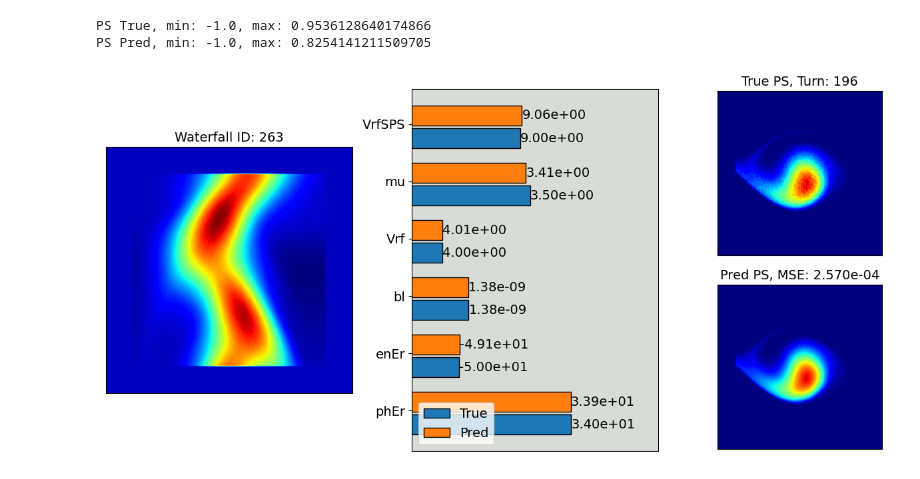
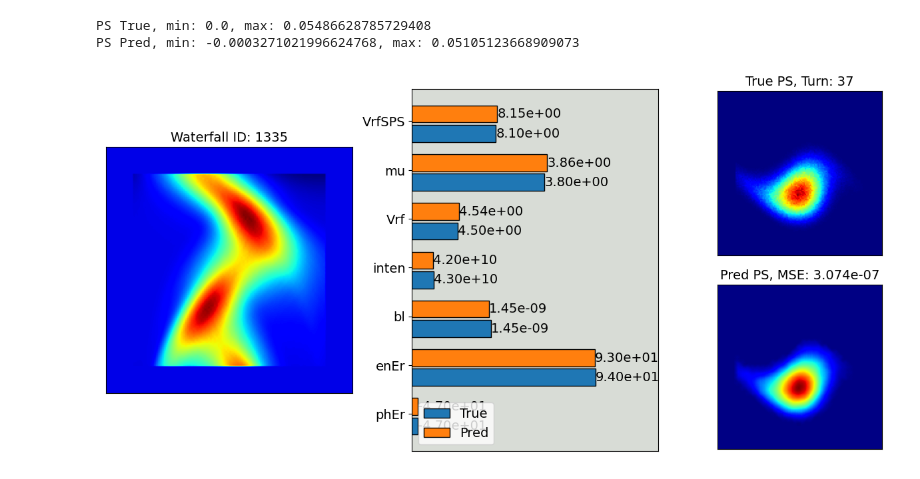
Before and after one commit to kiliakis/tomography_ML, a Jupyter notebook: evaluate_end_to_end.ipynb, the cells around one changed output. Cells and saved outputs as stored; diff of their text form; code cells hidden in the pictures.

```diff
--- a/evaluate_end_to_end.ipynb
+++ b/evaluate_end_to_end.ipynb
@@ -18,19 +21,20 @@ from utils import get_best_model_timestamp
 from utils import unnormalize_params, minmax_normalize_param
 from models import encoderDecoderModel
 
-data_dir = './tomo_data/datasets_decoder_TF_16-12-22'
-# data_dir = './tomo_data/datasets_decoder_TF_03-03-23'
+# data_dir = './tomo_data/datasets_decoder_TF_16-12-22'
+data_dir = './tomo_data/datasets_decoder_TF_03-03-23'
 
 
 dataset_percent = 0.05
 normalization = 'minmax'
 img_normalize = 'off'
+ps_normalize = 'off'
 var_names = ['phEr', 'enEr', 'bl', 'inten', 'Vrf', 'mu', 'VrfSPS']
 loss_weights = [0, 1, 2, 3, 4, 5, 6]
 
 # enc_timestamp = get_best_model_timestamp('./trials', model='enc')
 enc_timestamp = 'best_encoder_TF'
-dec_timestamp = 'best_decoder_TF_6in'
+dec_timestamp = 'best_decoder_TF'
 # %%
 # Initialize parameters
 import time
@@ -47,7 +51,8 @@ file_names = sample_files(TESTING_PATH, dataset_percent)
 start_t = time.time()
 # read input, divide in features/ label, create tensors
 wf_test, turn_test, latent_test, ps_test = encdec_files_to_tensors(
-    file_names, normalization=normalization, img_normalize=img_normalize)
+    file_names, normalization=normalization, img_normalize=img_normalize,
+    ps_normalize=ps_normalize)
 total_time = time.time() - start_t
 print(f'Elapsed time: {total_time:.3f}, Per file: {total_time/len(file_names):.3f}')
 # %% [output]
@@ -60,5 +60,5 @@ Elapsed time: 298.104, Per file: 0.105
 # %%
 # drop column from y_train, y_valid
-latent_test = tf.concat([tf.expand_dims(tf.gather(latent_test, i, axis=1), axis=1)
-                        for i in loss_weights], -1)
-print('latent_test shape: ', latent_test.shape)
+# latent_test = tf.concat([tf.expand_dims(tf.gather(latent_test, i, axis=1), axis=1)
+#                         for i in loss_weights], -1)
+# print('latent_test shape: ', latent_test.shape)
@@ -346,6 +225,12 @@ fig, axes = plt.subplot_mosaic(mosaic=[['WF', 'TAB', 'PS_TRUE'],
                                gridspec_kw={'width_ratios': [3, 3, 2]},
                                #        'hspace': 0.1, 'wspace': 0.2},
                                figsize=(12, 6))
+
+# fig, axes = plt.subplot_mosaic(mosaic=[['WF', 'WF', 'TAB'],
+#                                        ['PS_TRUE', 'PS_PRED', 'TAB']],
+#                                gridspec_kw={'width_ratios': [2, 2, 4]},
+#                                #        'hspace': 0.1, 'wspace': 0.2},
+#                                figsize=(8, 8))
 
 # get random id
 sample_id = np.random.randint(low=0, high=len(file_names))
@@ -379,52 +264,54 @@ plt.gca().set_facecolor('xkcd:light grey')
 reduced_var_names = var_names.copy()
 # reduced_var_names.remove('inten')
 
+# add the true values
 bars = plt.barh(np.arange(len(latent_true_s)),
                 height=0.35, width=(latent_norm_true_s),
                 edgecolor='black', label='True')
 
+# annotate the true values
 for idx, width in enumerate(latent_norm_true_s):
     plt.annotate(f'{latent_true_s[idx]:.2e}',
                  xy=(width, idx),
                  ha='left', va='center',
                  fontsize=14)
 
+# add the predicted values
 plt.barh(np.arange(len(latent_true_s)) + 0.4,
          height=0.35, width=latent_norm_pred_s,
          edgecolor='black', label='Pred')
 
+# annotate the predicted values
 for idx, width in enumerate(latent_norm_pred_s):
     plt.annotate(f'{latent_pred_s[idx]:.2e}',
                  xy=(width, idx+0.4),
                  ha='left', va='center',
                  fontsize=14)
 plt.xlim(0, 1.3)
-
-
 plt.yticks(np.arange(len(latent_true_s))+0.25, reduced_var_names, fontsize=14)
 plt.xticks([], [])
 plt.legend(loc='lower left',fontsize=14)
 
 # top right plot
 plt.sca(axes['PS_TRUE'])
 print(f'PS True, min: {np.min(ps_true_s)}, max: {np.max(ps_true_s)}')
-plt.imshow(ps_true_s, cmap='jet', vmax=1, vmin=-1)
+plt.imshow(ps_true_s, cmap='jet')
 plt.title(f'True PS, Turn: {turn_s}', fontsize=14)
 plt.xticks([], []); plt.yticks([], [])
 
 # bottom right plot
 plt.sca(axes['PS_PRED'])
 print(f'PS Pred, min: {np.min(ps_pred_s)}, max: {np.max(ps_pred_s)}')
-plt.imshow(ps_pred_s, cmap='jet', vmax=1, vmin=-1)
+plt.imshow(ps_pred_s, cmap='jet')
 plt.title(f'Pred PS, MSE: {np.mean((ps_pred_s - ps_true_s)**2):.3e}', fontsize=14)
 plt.xticks([], []); plt.yticks([], [])
 
 plt.tight_layout()
 
 plt.savefig(os.path.join(plots_dir, f'encDec_id{sample_id}_turn{turn_s}.jpg'), dpi=400)
 # %% [output]
-PS True, min: -1.0, max: 0.9536128640174866
-PS Pred, min: -1.0, max: 0.8254141211509705
+PS True, min: 0.0, max: 0.05486628785729408
+PS Pred, min: -0.0003271021996624768, max: 0.05105123668909073
-[figure, old version]
+[figure, new version]
 # %%
 from utils import assess_decoder
```
Also changed, not shown: parts of 11 cells of this notebook, 3 other files.
